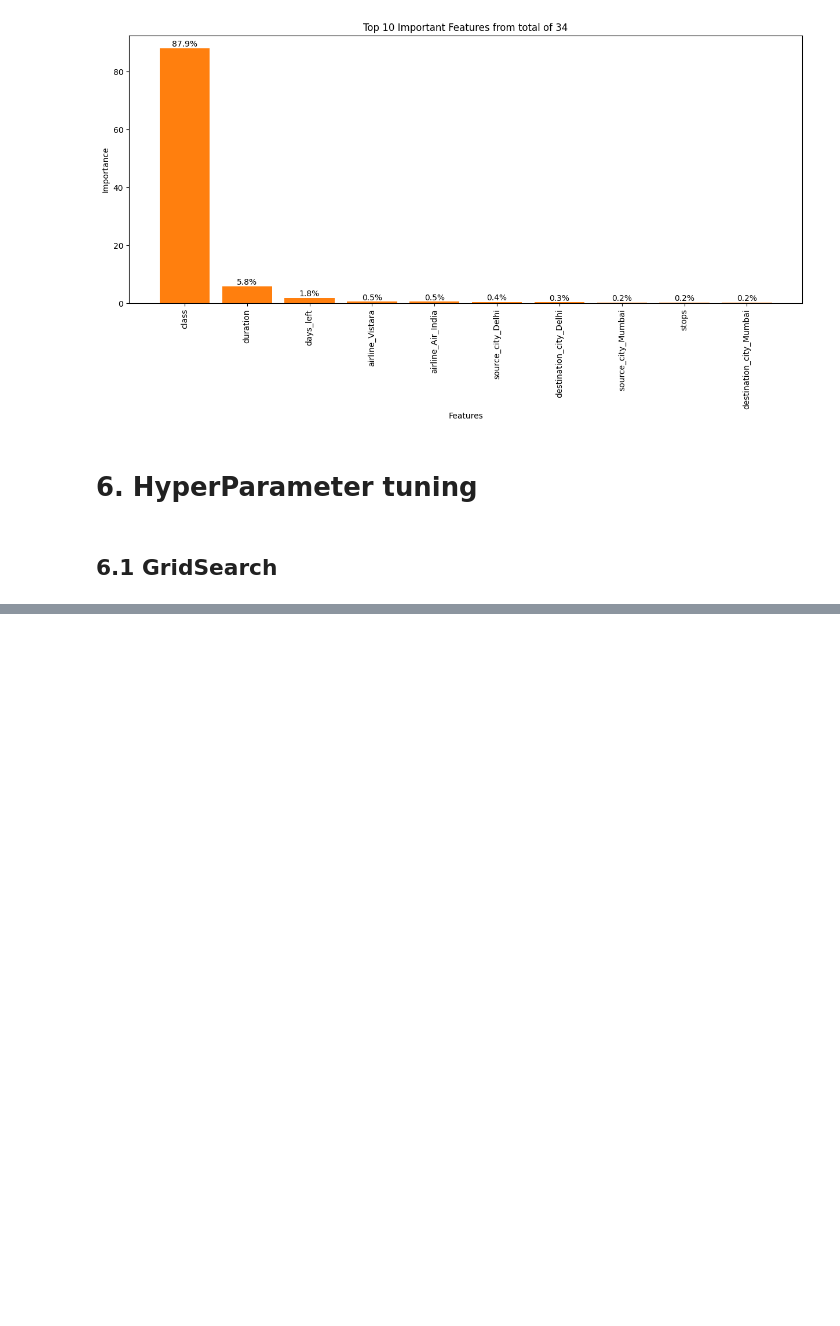
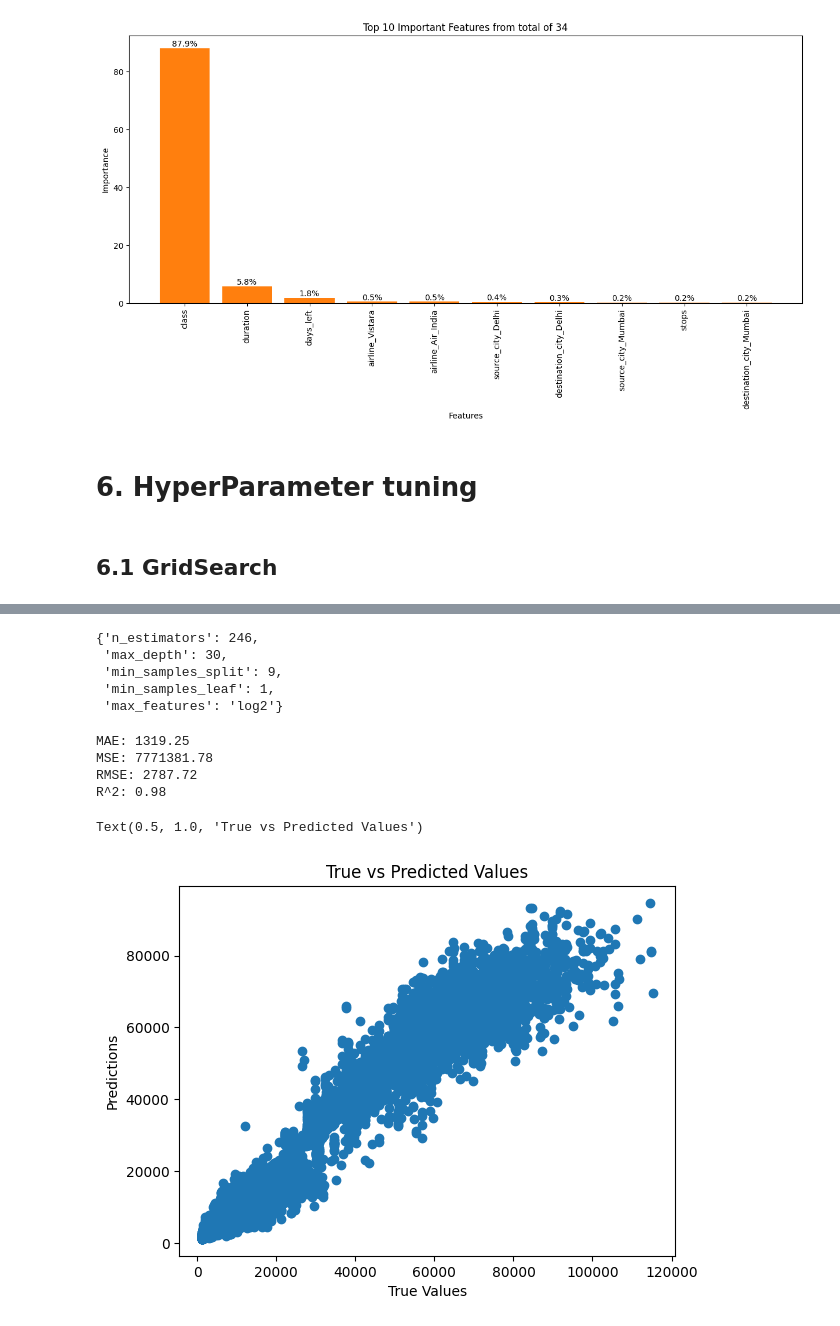
Before and after one commit to OndrejZapletal99/Python_DS_ML, a Jupyter notebook: flight_price/main.ipynb, the cells around one changed output, grey strips where cells are left out. Drawn from its saved outputs; the diff is of its cells as text; code cells hidden in the pictures; blank space fills up the shorter version.

Commit message:
final model

```diff
--- a/flight_price/main.ipynb
+++ b/flight_price/main.ipynb
@@ -365,0 +445,2 @@ import optuna
+# %%
+optuna.visualization.plot_optimization_history(study)
@@ -365,0 +460,38 @@ import optuna
+# %%
+study.best_params
+# %% [output]
+{'n_estimators': 246,
+ 'max_depth': 30,
+ 'min_samples_split': 9,
+ 'min_samples_leaf': 1,
+ 'max_features': 'log2'}
+# %%
+final_model = RandomForestRegressor(**study.best_params,n_jobs=-1, random_state=42)
+# %%
+X_test = X_test.to_numpy()
+# %%
+final_model.fit(X_combined, y_combined)
+prediction_final = final_model.predict(X_test)
+# %%
+mae = mean_absolute_error(y_test, prediction_final)
+mse = mean_squared_error(y_test, prediction_final)
+rmse = np.sqrt(mse)
+r2 = r2_score(y_test, prediction_final)
+
+print(f"MAE: {mae:.2f}")
+print(f"MSE: {mse:.2f}")
+print(f"RMSE: {rmse:.2f}")
+print(f"R^2: {r2:.2f}")
+# %% [output]
+MAE: 1319.25
+MSE: 7771381.78
+RMSE: 2787.72
+R^2: 0.98
+# %%
+plt.scatter(y_test, prediction_final)
+plt.xlabel('True Values')
+plt.ylabel('Predictions')
+plt.title('True vs Predicted Values')
+# %% [output]
+Text(0.5, 1.0, 'True vs Predicted Values')
+[figure, added]
```
Also changed, not shown: parts of 25 cells of this notebook.
